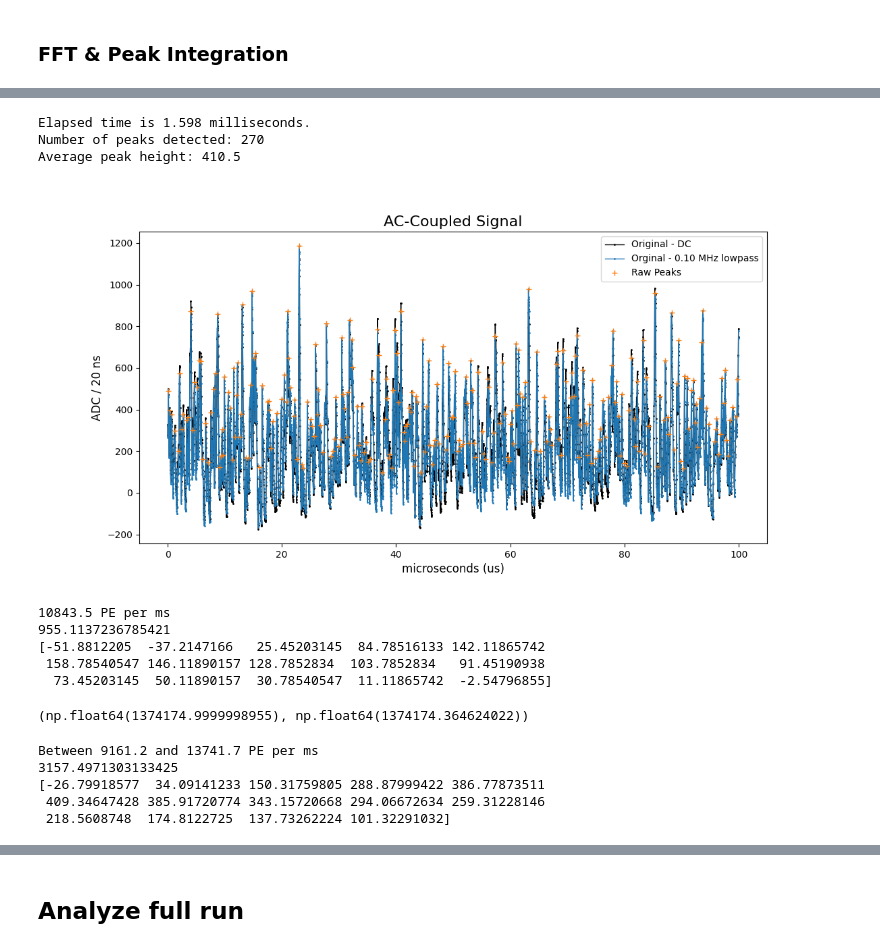
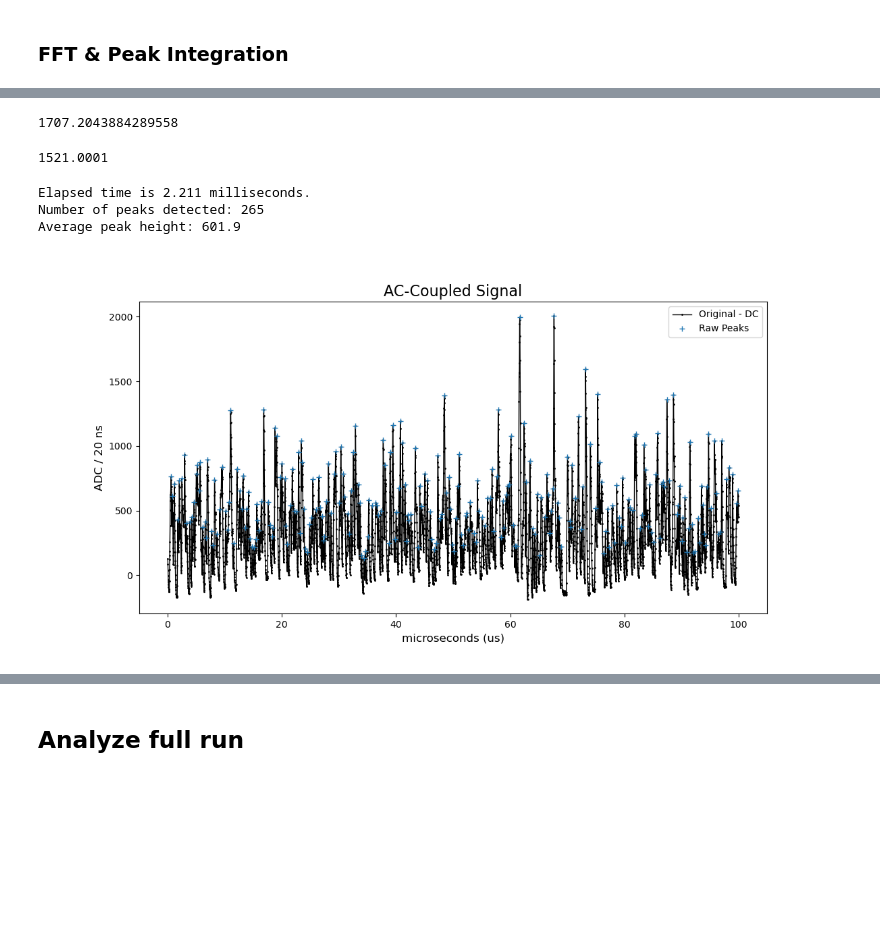
Before and after one commit to peckalec/dm-lab, a Jupyter notebook: REFLECT/SiPM_Analysis.ipynb, the cells around one changed output, grey strips where cells are left out. Cells and saved outputs as stored; diff of their text form; code cells hidden in the pictures; blank space fills up the shorter version.

```diff
--- a/REFLECT/SiPM_Analysis.ipynb
+++ b/REFLECT/SiPM_Analysis.ipynb
@@ -57,7 +57,8 @@ def downsmoother(dataarray,downsampling,smoothing):
 # %%
 #### Load file
 
-inputfile=uproot.open("../../REFLECT/hiletgo/darksignals/output1919.root")
+#inputfile=uproot.open("../../REFLECT/hiletgo/darksignals/output1919.root")
+inputfile=uproot.open("../../REFLECT/darkcounts/sipm521/output1921.root")
 print(f"MIDAS run #{inputfile.keys()[-1][5:9]} loaded. \n\
 Available events: {inputfile.keys()[-1][10:14]}")
 
@@ -79,7 +80,7 @@ NyquistProtection = True
 verbose = True
 
 # Select individual sample to tune analysis parameters
-samplenum = 1465
+samplenum = 20
 
 #### Generate preview
 ahist = inputfile[inputfile.keys()[samplenum]].values()
@@ -90,6 +91,7 @@ if (verbose): print(f"Original length: {len(time)} \nOriginal integral: {sum(sig
 [time,signal] = downsmoother([time,signal],downsampling,smoothing)
 if (verbose): print(f"\nDownsampled/smoothed length: {len(time)} \nDownsampled/smoothed integral: {sum(signal)*(time[1]-time[0])*1000:.3e}\nDownsampled/smoothed sum: {sum(signal)}")
 
+print(min(signal))
 plt.close()
 plt.plot(time,signal,marker=".",linewidth=1,markersize=2,color="black")
 plt.title("Signal preview")
@@ -186,7 +189,7 @@ Window FFT max frequency: 12.40
 # %%
 ####  Select Lowpass removal
 lowpasscut = 1/10
-DCoffset = -275+58 # manual DC offset
+DCoffset = -324 # manual DC offset
 
 #### Remove lowpass from original signal and compare
 tic()
@@ -206,8 +209,8 @@ tocms()
 
 plt.close()
 plt.plot(time,signal,marker=".",linewidth=1,markersize=2,label = "Original Signal",color="black")
-plt.plot([time[0],time[-1]],[np.mean(signal)+DCoffset,np.mean(signal)+DCoffset],"--",label="DC baseline",color='lightsteelblue')
-plt.plot(time,ReinvFTlp+DCoffset,"-",label=f"{lowpasscut:.2f} MHz Lowpass baseline",color='blue')
+plt.plot([time[0],time[-1]],[np.mean(signal)+DCoffset,np.mean(signal)+DCoffset],"--",label="DC baseline",color='blue')
+#plt.plot(time,ReinvFTlp+DCoffset,"-",label=f"{lowpasscut:.2f} MHz Lowpass baseline",color='blue')
 #plt.plot(time,signal-ReinvFTlp+np.mean(signal),"--",label="FFT recon. window subtract")
 
 plt.legend()
@@ -223,72 +226,38 @@ Elapsed time is 7.424 milliseconds.
+# %%
+np.mean(signal,dtype="float64")+DCoffset
+# %% [output]
+1707.2043884289558
+# %%
+min(signal)
+# %% [output]
+1521.0001
 # %%
 #### Select raw peak-finder parameters
 rawpwidth = 3
 rawpprom = 10*5
 tic()
 signal_down = signal-np.mean(signal,dtype="float64")-DCoffset
 signal_lp = signal-ReinvFTlp-DCoffset
 
-peaks,props = find_peaks(signal_lp,height=0,width=rawpwidth,prominence=rawpprom)
+peaks,props = find_peaks(signal_down,height=0,width=rawpwidth,prominence=rawpprom)
 tocms()
 plt.close()
 plt.plot(time,signal_down,marker=".",linewidth=1,markersize=2,label = "Original - DC",color="black")
-plt.plot(time,signal_lp,marker=".",linewidth=1,markersize=2,label=f"Orginal - {lowpasscut:.2f} MHz lowpass")
+#plt.plot(time,signal_down,marker=".",linewidth=1,markersize=2,label=f"Orginal - {lowpasscut:.2f} MHz lowpass")
 
-plt.plot(time[peaks],signal_lp[peaks],marker="+",linewidth=0,label="Raw Peaks")
+plt.plot(time[peaks],signal_down[peaks],marker="+",linewidth=0,label="Raw Peaks")
 print(f"Number of peaks detected: {len(peaks)}\n\
-Average peak height: {np.mean(signal_lp[peaks]):.1f}")
+Average peak height: {np.mean(signal_down[peaks]):.1f}")
 plt.legend()
 plt.title("AC-Coupled Signal", size=16)
 plt.xlabel("microseconds (us)", size=12)
 plt.ylabel(f"ADC / {(time[1]-time[0])*1000:.0f} ns", size=12)
 #plt.xlim(0,48)
 plt.show()
 # %% [output]
-Elapsed time is 1.598 milliseconds.
-Number of peaks detected: 270
-Average peak height: 410.5
+Elapsed time is 2.211 milliseconds.
+Number of peaks detected: 265
+Average peak height: 601.9
-[figure, old version]
+[figure, new version]
-# %%
-SPE_calibration = 1000.0
-print(f"{sum(signal_down)/1000*10:.1f} PE per ms")
-print(sum(signal_down[np.argmin(abs(time-65.18)):np.argmin(abs(time-65.48))]))
-
-print((signal_down[np.argmin(abs(time-65.18)):np.argmin(abs(time-65.48))]))
-# the integral should be pretty small when there is no peak present
-# every time we get a peak
-
-# when I isolat a true pe peak, how much of the integral do we actually capture?
-
-
-# rescale integral so that total integral is equal to rate measured just from peak integrals
-# i integrated just (the middle chunk) of the peaks -- this is the non-noise dark integral
-# non-noise dark integral divided by non-noise window charge
-    #should give same rate as
-# noisy dark intergral divided by the noisy window charge
-# %% [output]
-10843.5 PE per ms
-955.1137236785421
-[-51.8812205  -37.2147166   25.45203145  84.78516133 142.11865742
- 158.78540547 146.11890157 128.7852834  103.7852834   91.45190938
-  73.45203145  50.11890157  30.78540547  11.11865742  -2.54796855]
-# %%
-sum(signal_down),sum(signal_lp)
-# %% [output]
-(np.float64(1374174.9999998955), np.float64(1374174.364624022))
-# %%
-print(f"Between {sum(signal_lp)/300*10/5:.1f} and {sum(signal_lp)/200*10/5:.1f} PE per ms")
-print(sum(signal_lp[np.argmin(abs(time-3.2)):np.argmin(abs(time-3.49))]))
-
-print((signal_lp[np.argmin(abs(time-3.2)):np.argmin(abs(time-3.49))]))
-# the integral should be pretty small when there is no peak present
-# every time we get a peak
-
-# when I isolat a true pe peak, how much of the integral do we actually capture?
-# %% [output]
-Between 9161.2 and 13741.7 PE per ms
-3157.4971303133425
-[-26.79918577  34.09141233 150.31759805 288.87999422 386.77873511
- 409.34647428 385.91720774 343.15720668 294.06672634 259.31228146
- 218.5608748  174.8122725  137.73262224 101.32291032]
 # %%
 #### Select rolling integral windows to try
```
Also changed, not shown: parts of 27 cells of this notebook.
